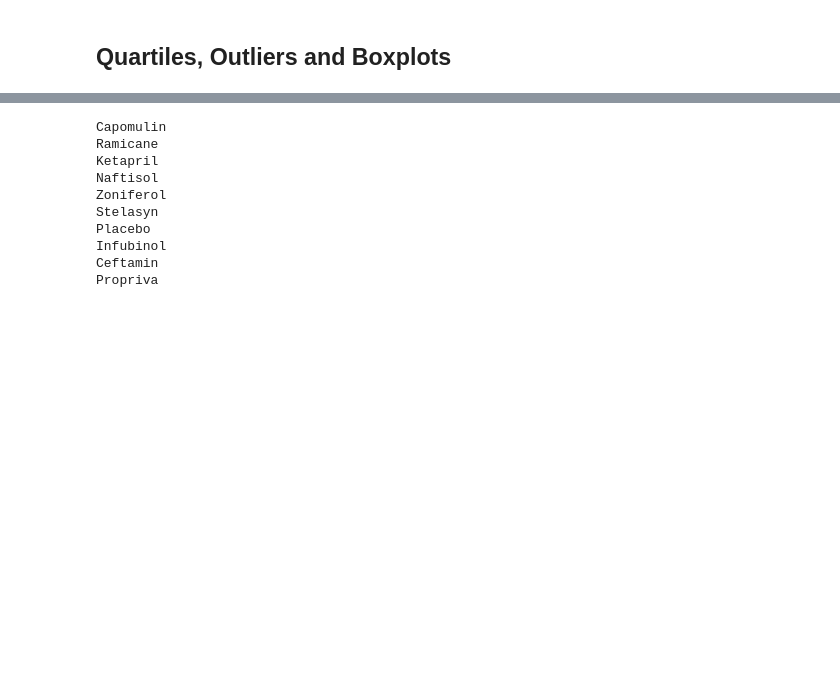
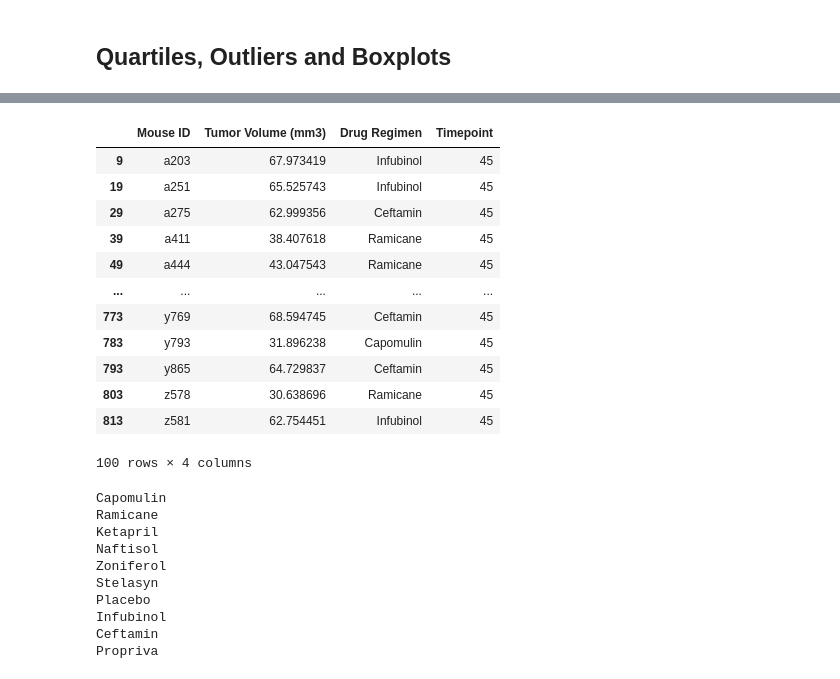
Before and after one commit to mpario/matplotlib-challenge, a Jupyter notebook: Pymaceuticals/pymaceuticals_starter.ipynb, the cells around one changed output, grey strips where cells are left out. Saved outputs shown, nothing was run; the diff lists cells and outputs as text; code cells hidden in the pictures; blank space fills up the shorter version.

```diff
--- a/Pymaceuticals/pymaceuticals_starter.ipynb
+++ b/Pymaceuticals/pymaceuticals_starter.ipynb
@@ -355,2 +219,31 @@ grouped_df
+# %%
+# Calculate the final tumor volume of each mouse across four of the treatment regimens:
+# Capomulin, Ramicane, Infubinol, and Ceftamin
+
+four_tx = clean_df[(clean_df['Drug Regimen'] == 'Capomulin')|(clean_df['Drug Regimen'] == 'Ramicane')|(clean_df['Drug Regimen'] == 'Infubinol')|(clean_df['Drug Regimen'] == 'Ceftamin')]
+last_time = pd.DataFrame()
+mouse_id = four_tx.groupby(['Mouse ID'])
+last_time['last_timepoint'] = mouse_id['Timepoint'].max()
+last_time
+
+# Merge this group df with the original dataframe to get the tumor volume at the last timepoint
+merged_df = last_time.merge(clean_df,how='left',on='Mouse ID')
+final_merge = merged_df[['Mouse ID','Tumor Volume (mm3)','Drug Regimen','Timepoint']].loc[merged_df['last_timepoint'] == merged_df['Timepoint']]
+# final_merged_df
+final_merge
+# %% [output]
+|  | Mouse ID | Tumor Volume (mm3) | Drug Regimen | Timepoint |
+| 9 | a203 | 67.973419 | Infubinol | 45 |
+| 19 | a251 | 65.525743 | Infubinol | 45 |
+| 29 | a275 | 62.999356 | Ceftamin | 45 |
+| 39 | a411 | 38.407618 | Ramicane | 45 |
+| 49 | a444 | 43.047543 | Ramicane | 45 |
+| ... | ... | ... | ... | ... |
+| 773 | y769 | 68.594745 | Ceftamin | 45 |
+| 783 | y793 | 31.896238 | Capomulin | 45 |
+| 793 | y865 | 64.729837 | Ceftamin | 45 |
+| 803 | z578 | 30.638696 | Ramicane | 45 |
+| 813 | z581 | 62.754451 | Infubinol | 45 |
+100 rows × 4 columns
 # %%
 # Put treatments into a list for for loop (and later for plot labels)
```
Also changed, not shown: parts of 2 cells of this notebook.
